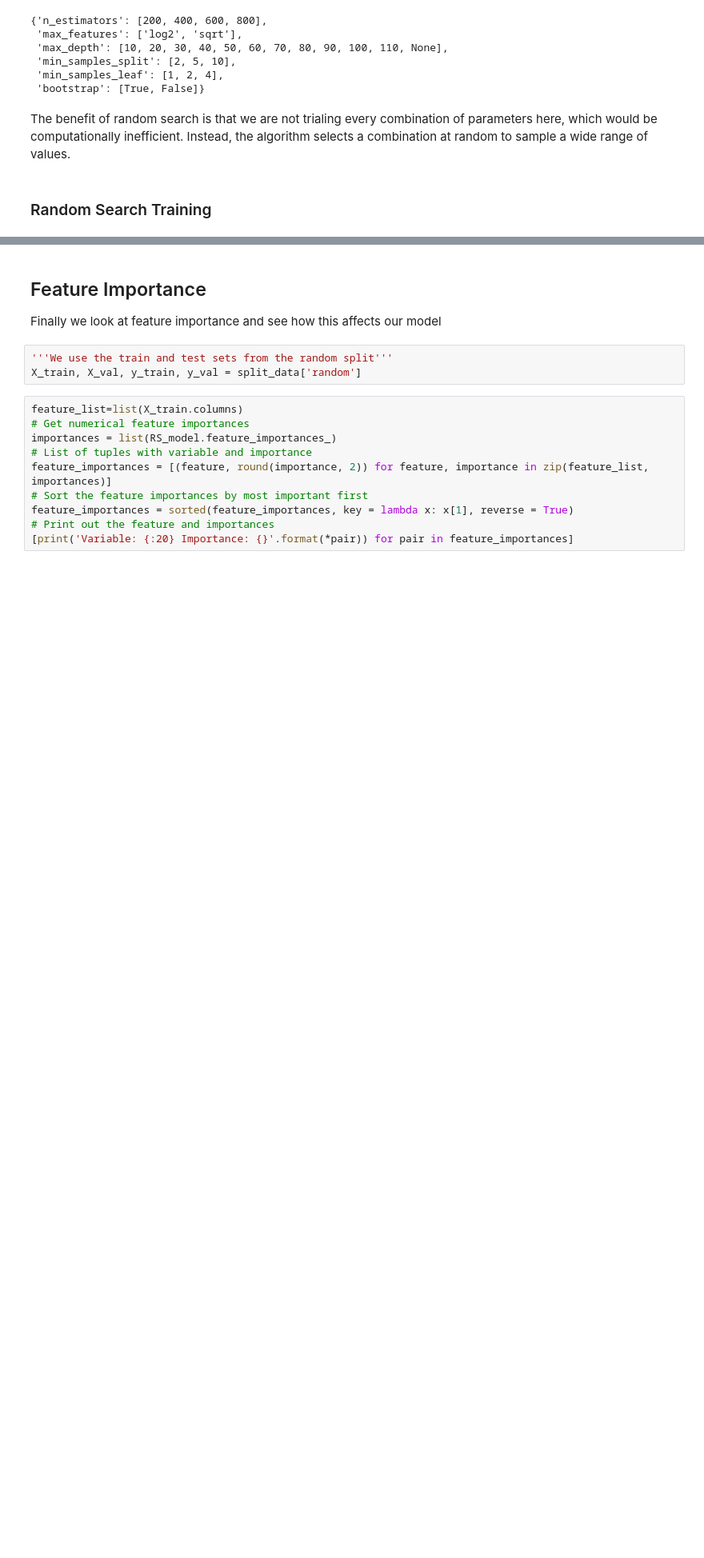
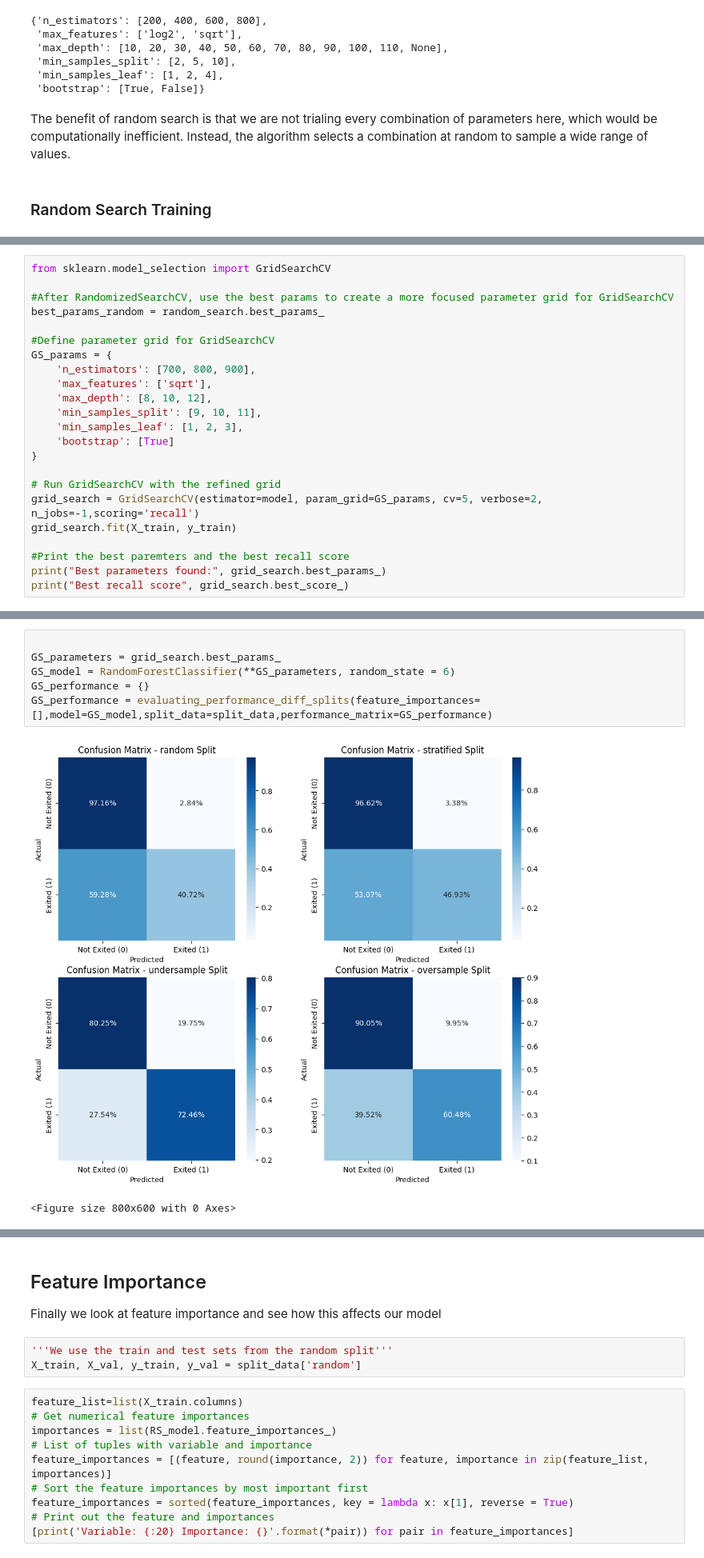
Before and after one commit to djjjones6/Group_Assessment_1, a Jupyter notebook: MattW/randomForest.ipynb, the cells around one changed output, grey strips where cells are left out. Shown at 80% size. Drawn from its saved outputs; the diff is of its cells as text; blank space fills up the shorter version.

```diff
--- a/MattW/randomForest.ipynb
+++ b/MattW/randomForest.ipynb
@@ -272,0 +290,23 @@ Best recall score 0.866875
+# %%
+from sklearn.model_selection import GridSearchCV
+
+#After RandomizedSearchCV, use the best params to create a more focused parameter grid for GridSearchCV
+best_params_random = random_search.best_params_
+
+#Define parameter grid for GridSearchCV
+GS_params = {
+    'n_estimators': [700, 800, 900],
+    'max_features': ['sqrt'],
+    'max_depth': [8, 10, 12],
+    'min_samples_split': [9, 10, 11],
+    'min_samples_leaf': [1, 2, 3],
+    'bootstrap': [True]
+}
+
+# Run GridSearchCV with the refined grid
+grid_search = GridSearchCV(estimator=model, param_grid=GS_params, cv=5, verbose=2,  n_jobs=-1,scoring='recall')
+grid_search.fit(X_train, y_train)
+
+#Print the best paremters and the best recall score
+print("Best parameters found:", grid_search.best_params_)
+print("Best recall score", grid_search.best_score_)
@@ -290,0 +336,9 @@ performance_RS = evaluating_performance_diff_splits(feature_importances=[],model
+# %%
+
+GS_parameters = grid_search.best_params_
+GS_model = RandomForestClassifier(**GS_parameters, random_state = 6)
+GS_performance = {}
+GS_performance = evaluating_performance_diff_splits(feature_importances=[],model=GS_model,split_data=split_data,performance_matrix=GS_performance)
+# %% [output]
+[figure, added]
+<Figure size 800x600 with 0 Axes>
```
Also changed, not shown: parts of 33 cells of this notebook, 1 other file.
